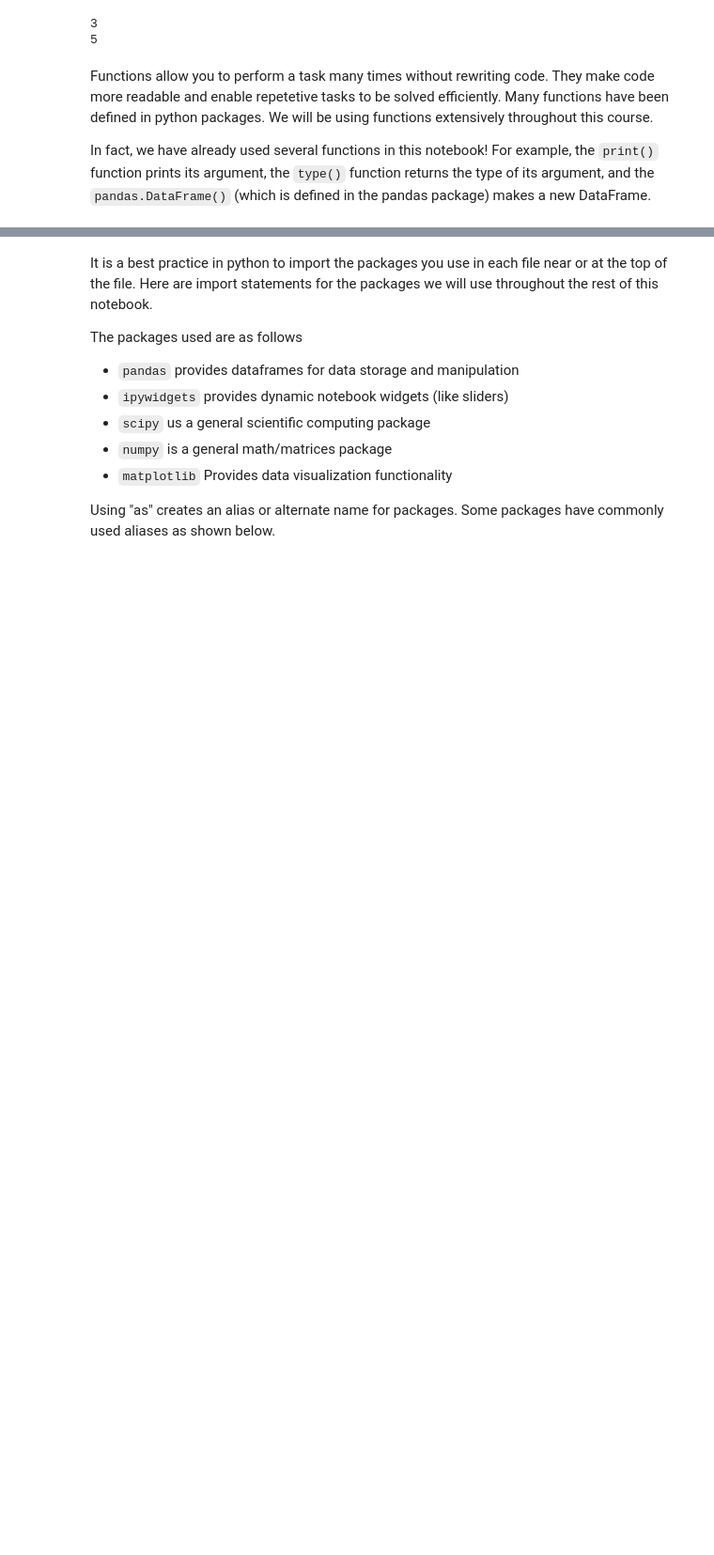
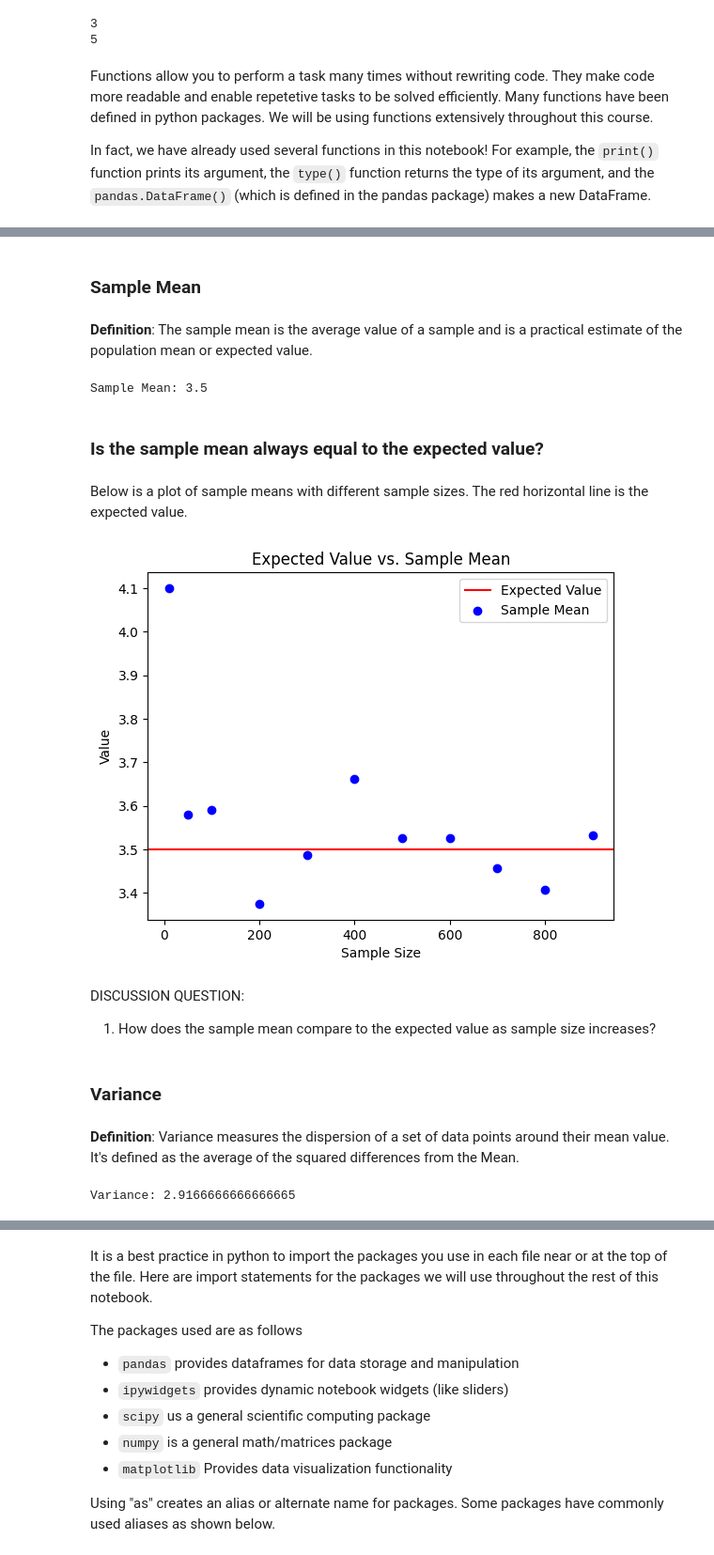
Before and after one commit to BIOL359A-FoundationsOfQBio-Spr25/week1_distributions, a Jupyter notebook: week1_distributions.ipynb, the cells around one changed output, grey strips where cells are left out. Shown: that part at 94% size. Saved outputs shown, nothing was run; the diff lists cells and outputs as text; code cells hidden in the pictures; blank space fills up the shorter version.

```diff
--- a/week1_distributions.ipynb
+++ b/week1_distributions.ipynb
@@ -149,0 +176,53 @@ In fact, we have already used several functions in this notebook! For example, t
+# %% [markdown]
+### Sample Mean
+# %% [markdown]
+**Definition**: The sample mean is the average value of a sample and is a practical estimate of the population mean or expected value.
+# %%
+# Example: Sample mean from random die rolls
+sample = np.random.choice(values, size=100, p=probabilities)
+sample_mean = np.mean(sample)
+print(f"Sample Mean: {sample_mean}")
+# %% [output]
+Sample Mean: 3.5
+# %% [markdown]
+### Is the sample mean always equal to the expected value?
+# %% [markdown]
+Below is a plot of sample means with different sample sizes. The red horizontal line is the expected value.
+# %%
+import numpy as np
+import matplotlib.pyplot as plt
+
+# Define a fair die
+values = np.array([1, 2, 3, 4, 5, 6])
+probabilities = np.repeat(1/6, 6)
+
+# Expected value
+expected_value = np.sum(values * probabilities)
+
+# Generate samples of different sizes and calculate their means
+sample_sizes = [10, 50, 100, 200, 300, 400, 500, 600, 700, 800, 900]
+sample_means = [np.mean(np.random.choice(values, size=s, p=probabilities)) for s in sample_sizes]
+
+# Plot
+plt.axhline(y=expected_value, color='r', linestyle='-', label='Expected Value')
+plt.scatter(sample_sizes, sample_means, color='blue', label='Sample Mean')
+plt.legend()
+plt.xlabel('Sample Size')
+plt.ylabel('Value')
+plt.title('Expected Value vs. Sample Mean')
+plt.show()
+# %% [output]
+[figure, added]
+# %% [markdown]
+DISCUSSION QUESTION:
+1. How does the sample mean compare to the expected value as sample size increases?
+# %% [markdown]
+### Variance
+# %% [markdown]
+**Definition**: Variance measures the dispersion of a set of data points around their mean value. It's defined as the average of the squared differences from the Mean.
+# %%
+# Example: Variance of a fair die roll
+variance = np.sum((values - expected_value)**2 * probabilities)
+print(f"Variance: {variance}")
+# %% [output]
+Variance: 2.9166666666666665
```
Also changed, not shown: parts of 54 cells of this notebook.
